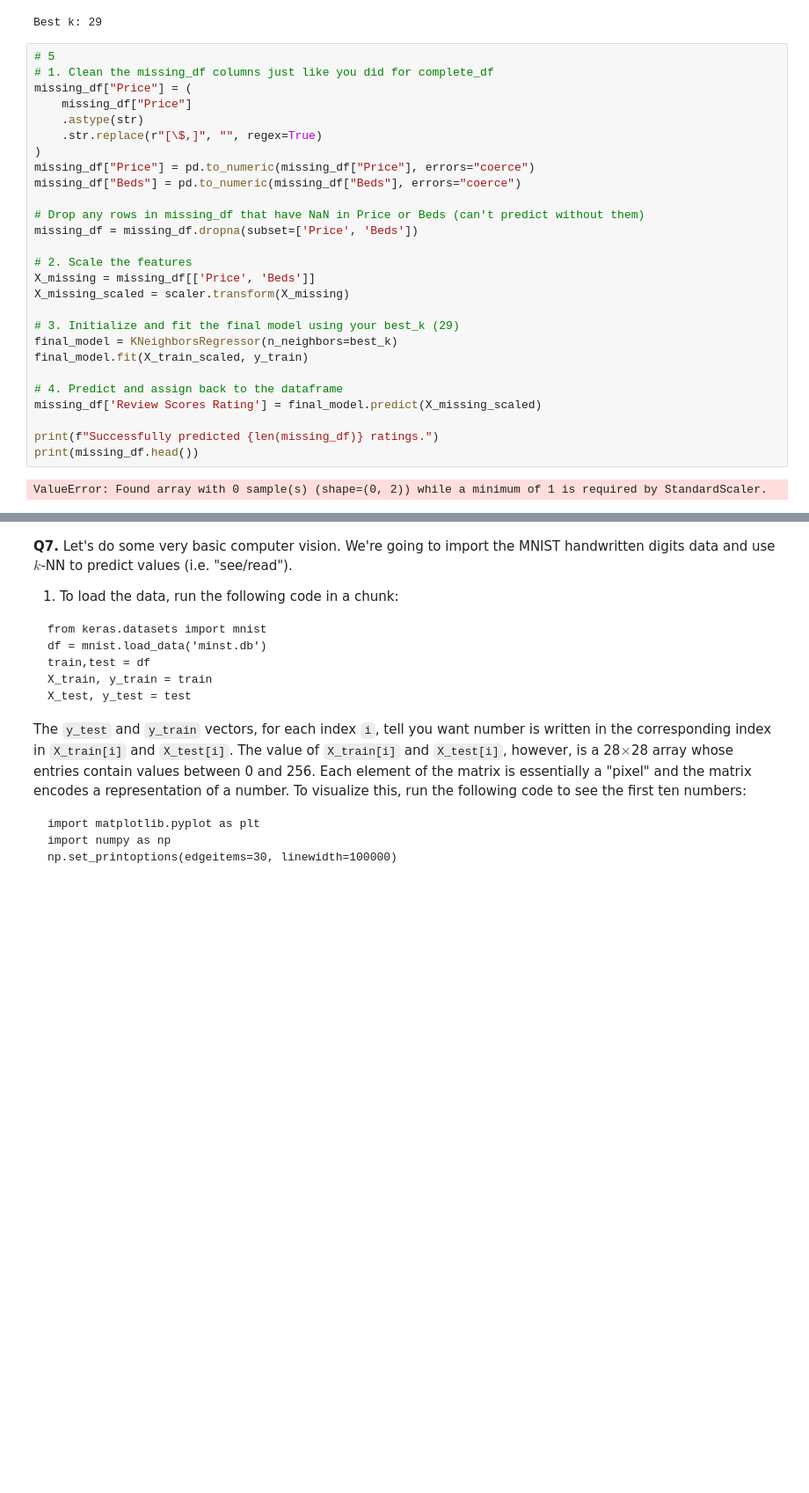
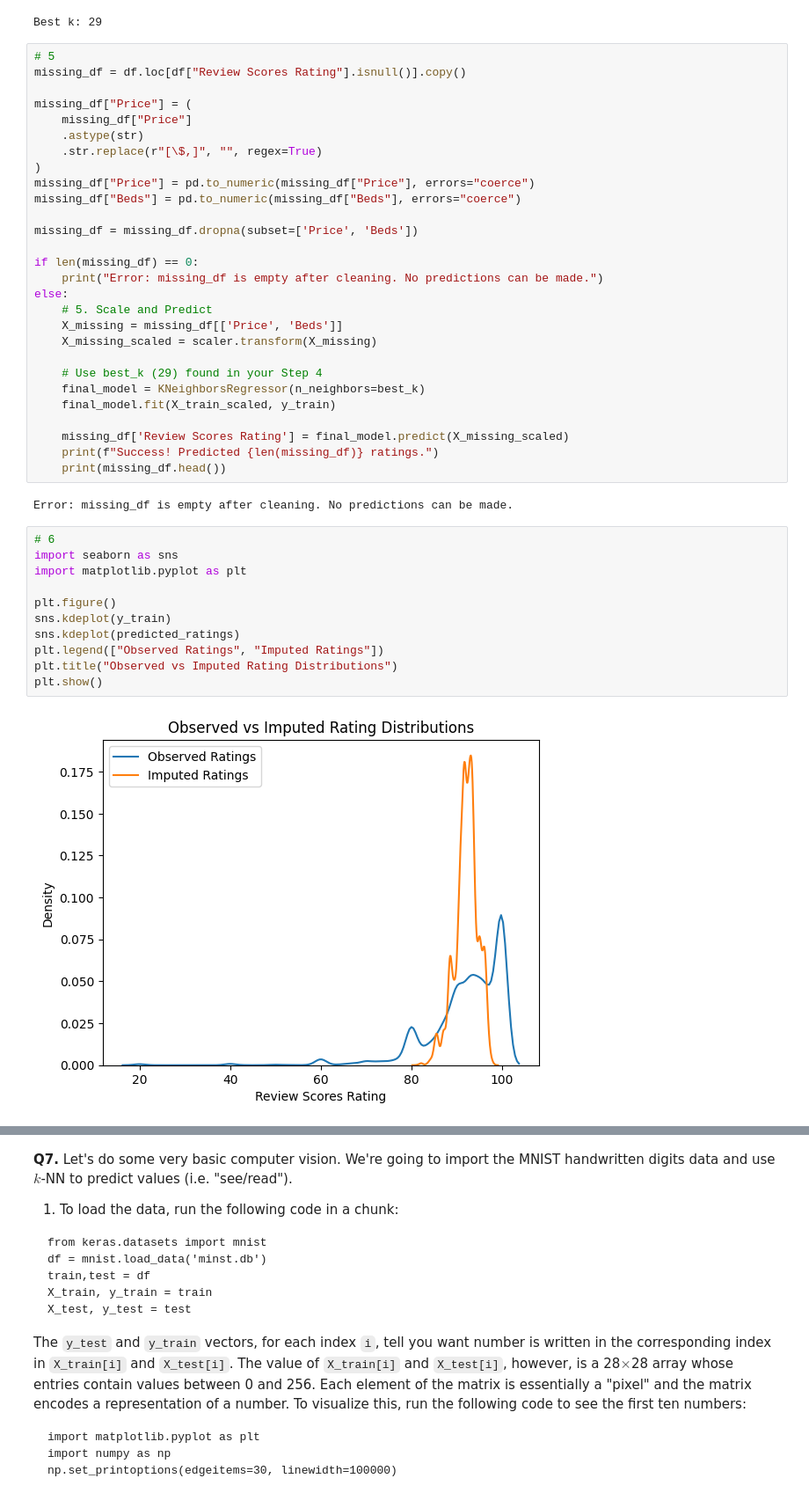
Before and after one commit to dfu5sm/Machine-Learning-HW, a Jupyter notebook: 02_assignment_knn.ipynb, the cells around one changed output, grey strips where cells are left out. Shown at 88% size. Saved outputs shown, nothing was run; the diff lists cells and outputs as text; blank space fills up the shorter version.

```diff
--- a/02_assignment_knn.ipynb
+++ b/02_assignment_knn.ipynb
@@ -370,7 +370,8 @@ print("Best k:", best_k)
 Best k: 29
 # %%
 # 5
-# 1. Clean the missing_df columns just like you did for complete_df
+missing_df = df.loc[df["Review Scores Rating"].isnull()].copy()
+
 missing_df["Price"] = (
     missing_df["Price"]
     .astype(str)
@@ -379,21 +380,34 @@ missing_df["Price"] = (
 missing_df["Price"] = pd.to_numeric(missing_df["Price"], errors="coerce")
 missing_df["Beds"] = pd.to_numeric(missing_df["Beds"], errors="coerce")
 
-# Drop any rows in missing_df that have NaN in Price or Beds (can't predict without them)
 missing_df = missing_df.dropna(subset=['Price', 'Beds'])
 
-# 2. Scale the features
-X_missing = missing_df[['Price', 'Beds']]
-X_missing_scaled = scaler.transform(X_missing)
+if len(missing_df) == 0:
+    print("Error: missing_df is empty after cleaning. No predictions can be made.")
+else:
+    # 5. Scale and Predict
+    X_missing = missing_df[['Price', 'Beds']]
+    X_missing_scaled = scaler.transform(X_missing)
 
-# 3. Initialize and fit the final model using your best_k (29)
-final_model = KNeighborsRegressor(n_neighbors=best_k)
-final_model.fit(X_train_scaled, y_train)
+    # Use best_k (29) found in your Step 4
+    final_model = KNeighborsRegressor(n_neighbors=best_k)
+    final_model.fit(X_train_scaled, y_train)
 
-# 4. Predict and assign back to the dataframe
-missing_df['Review Scores Rating'] = final_model.predict(X_missing_scaled)
-
-print(f"Successfully predicted {len(missing_df)} ratings.")
-print(missing_df.head())
+    missing_df['Review Scores Rating'] = final_model.predict(X_missing_scaled)
+    print(f"Success! Predicted {len(missing_df)} ratings.")
+    print(missing_df.head())
 # %% [output]
-ValueError: Found array with 0 sample(s) (shape=(0, 2)) while a minimum of 1 is required by StandardScaler.
+Error: missing_df is empty after cleaning. No predictions can be made.
+# %%
+# 6
+import seaborn as sns
+import matplotlib.pyplot as plt
+
+plt.figure()
+sns.kdeplot(y_train)
+sns.kdeplot(predicted_ratings)
+plt.legend(["Observed Ratings", "Imputed Ratings"])
+plt.title("Observed vs Imputed Rating Distributions")
+plt.show()
+# %% [output]
+[figure, added]
```
Also changed, not shown: parts of 1 cell of this notebook.
